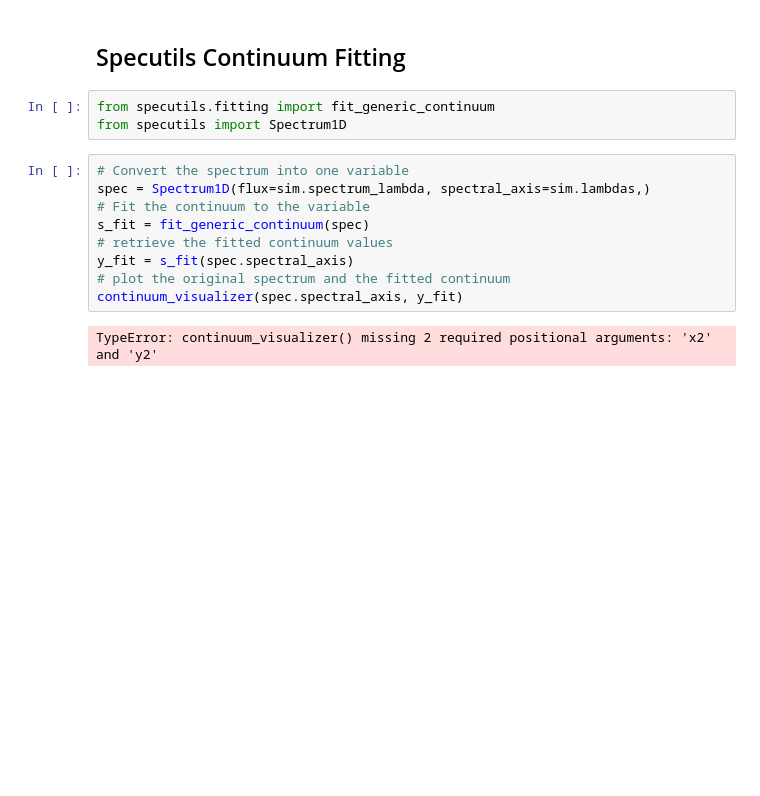
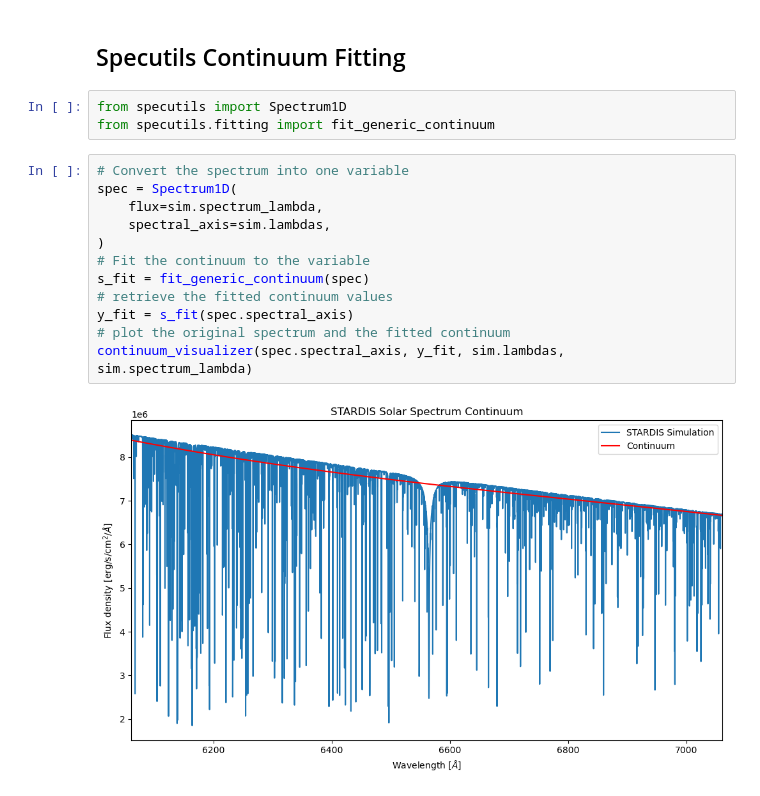
Before and after one commit to Keshavj-07/first_proj, a Jupyter notebook: scripts/Solar_Spectrum.ipynb, the cells around one changed output. Saved outputs shown, nothing was run; the diff lists cells and outputs as text; blank space fills up the shorter version.

```diff
--- a/scripts/Solar_Spectrum.ipynb
+++ b/scripts/Solar_Spectrum.ipynb
@@ -250,18 +269,21 @@ bass_compare(sigma_x, sigma_y_new, wave, flux)
 # %% [markdown]
 ## Specutils Continuum Fitting
 # %%
+from specutils import Spectrum1D
 from specutils.fitting import fit_generic_continuum
-from specutils import Spectrum1D
 # %%
 # Convert the spectrum into one variable
-spec = Spectrum1D(flux=sim.spectrum_lambda, spectral_axis=sim.lambdas,)
+spec = Spectrum1D(
+    flux=sim.spectrum_lambda,
+    spectral_axis=sim.lambdas,
+)
 # Fit the continuum to the variable
 s_fit = fit_generic_continuum(spec)
 # retrieve the fitted continuum values
 y_fit = s_fit(spec.spectral_axis)
 # plot the original spectrum and the fitted continuum
-continuum_visualizer(spec.spectral_axis, y_fit)
+continuum_visualizer(spec.spectral_axis, y_fit, sim.lambdas, sim.spectrum_lambda)
 # %% [output]
-TypeError: continuum_visualizer() missing 2 required positional arguments: 'x2' and 'y2'
+[figure, added]
 # %%
 # Normalize the spectrum by dividing the original spectrum by the fitted continuum and multiply by a scaling factor
```
Also changed, not shown: parts of 22 cells of this notebook, 1 other file.
